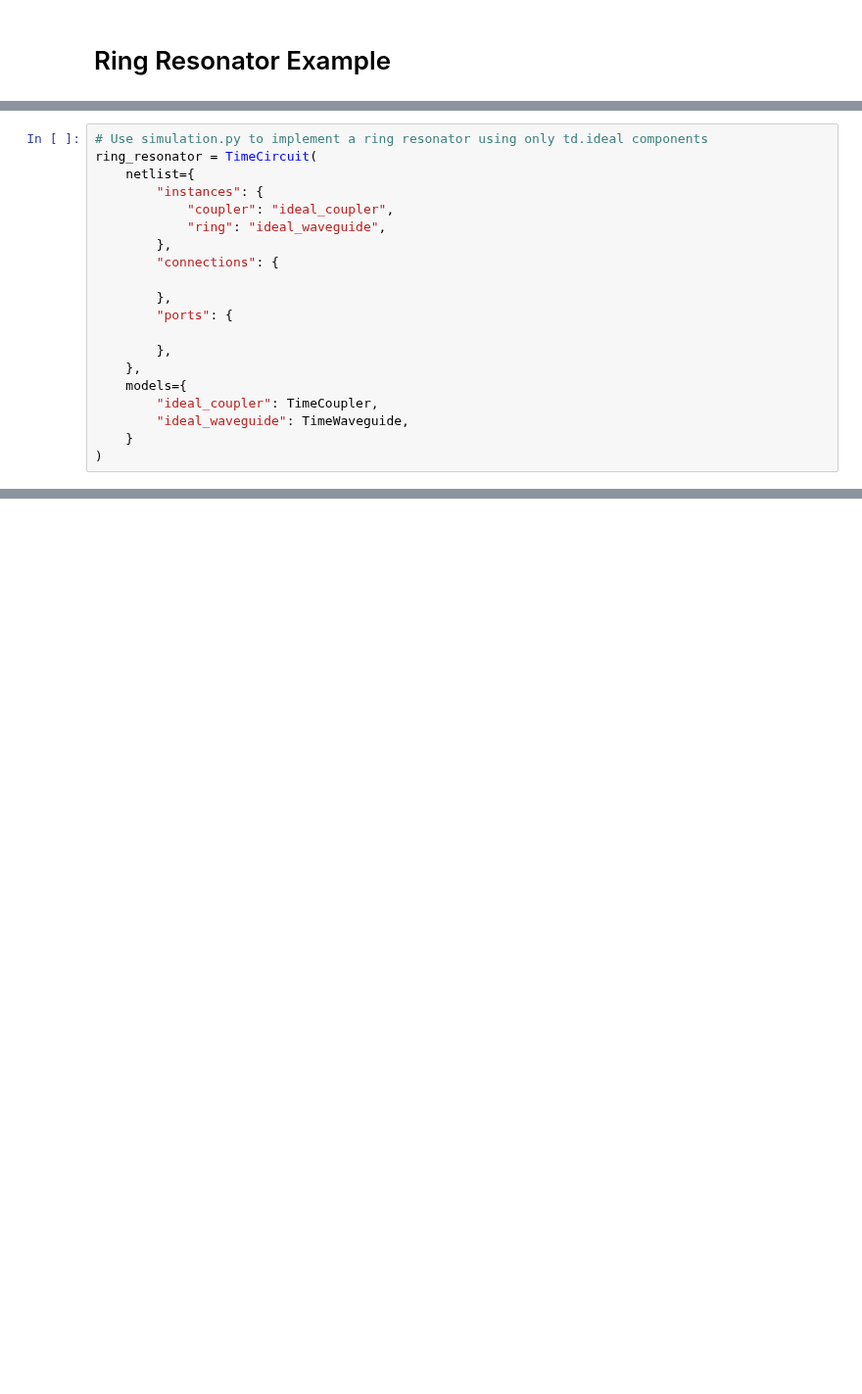
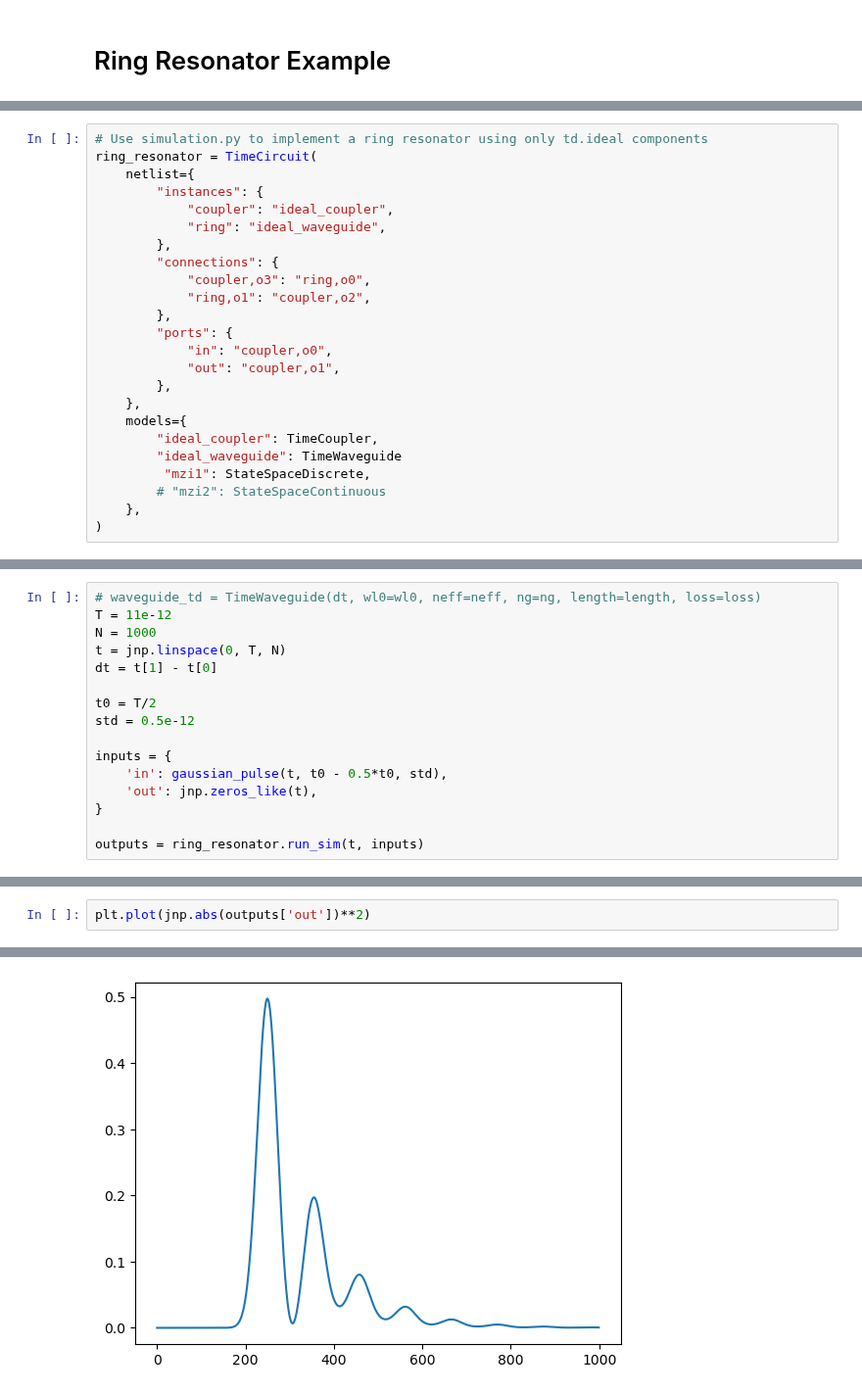
Before and after one commit to BYUCamachoLab/simphony, a Jupyter notebook: simphony/time_domain/examples/ideal_time_models.ipynb, the cells around one changed output, grey strips where cells are left out. Shown at 98% size. Cells and saved outputs as stored; diff of their text form; blank space fills up the shorter version.

```diff
--- a/simphony/time_domain/examples/ideal_time_models.ipynb
+++ b/simphony/time_domain/examples/ideal_time_models.ipynb
@@ -217,14 +222,18 @@ ring_resonator = TimeCircuit(
             "ring": "ideal_waveguide",
         },
         "connections": {
-
+            "coupler,o3": "ring,o0",
+            "ring,o1": "coupler,o2",
         },
         "ports": {
-
+            "in": "coupler,o0",
+            "out": "coupler,o1",
         },
     },
     models={
         "ideal_coupler": TimeCoupler,
-        "ideal_waveguide": TimeWaveguide,
-    }
+        "ideal_waveguide": TimeWaveguide
+         "mzi1": StateSpaceDiscrete,
+        # "mzi2": StateSpaceContinuous
+    },
 )
@@ -236,0 +263,16 @@ Array(1.1011011e-14, dtype=float64)
+# %%
+# waveguide_td = TimeWaveguide(dt, wl0=wl0, neff=neff, ng=ng, length=length, loss=loss)
+T = 11e-12
+N = 1000
+t = jnp.linspace(0, T, N)
+dt = t[1] - t[0]
+
+t0 = T/2
+std = 0.5e-12
+
+inputs = {
+    'in': gaussian_pulse(t, t0 - 0.5*t0, std),
+    'out': jnp.zeros_like(t),
+}
+
+outputs = ring_resonator.run_sim(t, inputs)
@@ -236,0 +297,3 @@ Array(1.1011011e-14, dtype=float64)
+# %%
+plt.plot(jnp.abs(outputs['out'])**2)
+# %% [output]
@@ -236,0 +301 @@ Array(1.1011011e-14, dtype=float64)
+[figure, added]
```
Also changed, not shown: parts of 8 cells of this notebook, 2 other files.
